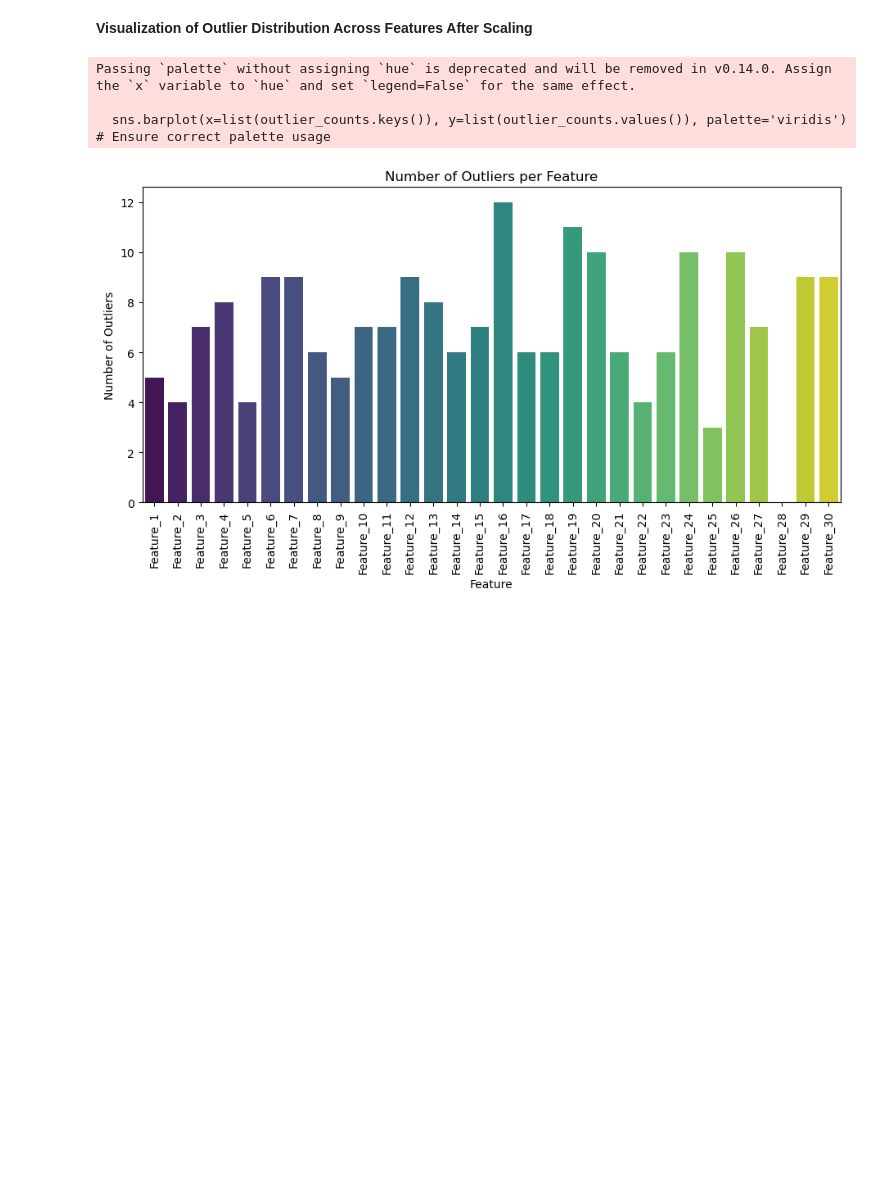
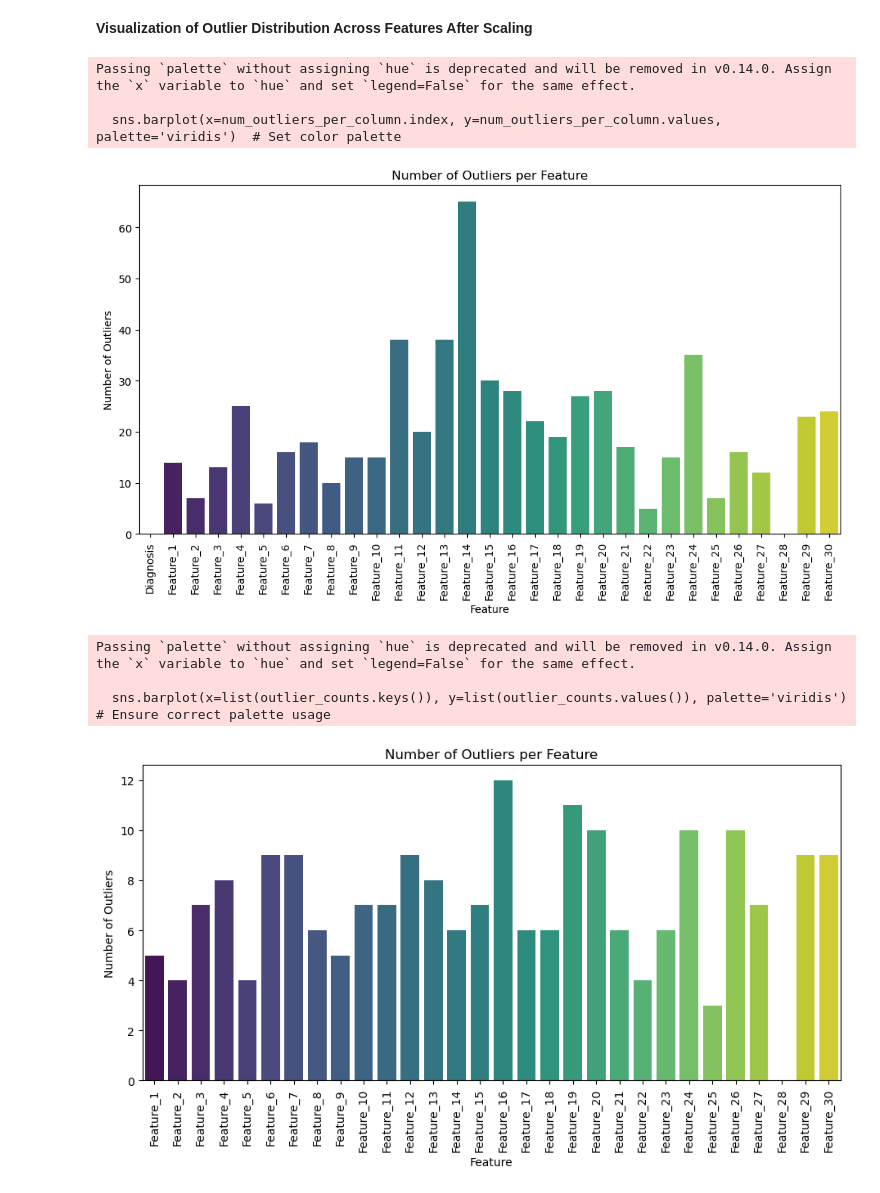
Before and after one commit to PriyankaMoorthy3025/Breast_Cancer_Detection1, a Jupyter notebook: BREAST_CANCER _DETECTION.ipynb, the cells around one changed output. Drawn from its saved outputs; the diff is of its cells as text; code cells hidden in the pictures; blank space fills up the shorter version.

```diff
--- a/BREAST_CANCER _DETECTION.ipynb
+++ b/BREAST_CANCER _DETECTION.ipynb
@@ -372,0 +285,11 @@ Outlier Counts by Feature: {'Feature_1': 5, 'Feature_2': 4, 'Feature_3': 7, 'Fea
+# %%
+# Calculate and visualize the impact of outliers
+# Define IQR method for outlier detection
+Q1 = data.quantile(0.25)
+Q3 = data.quantile(0.75)
+IQR = Q3 - Q1
+# %%
+# Identify outliers
+outliers = (data < (Q1 - 1.5 * IQR)) | (data > (Q3 + 1.5 * IQR))
+print("\nOutliers detected:")
+print(outliers.sum())
@@ -373,5 +314,22 @@ Outlier Counts by Feature: {'Feature_1': 5, 'Feature_2': 4, 'Feature_3': 7, 'Fea
 # %% [markdown]
 **Visualization of Outlier Distribution Across Features After Scaling**
+# %%
+# Get the number of outliers for each column
+num_outliers_per_column = outliers.sum()
+# %%
+# Visualize the number of outliers per feature with a color palette
+plt.figure(figsize=(12, 6))
+sns.barplot(x=num_outliers_per_column.index, y=num_outliers_per_column.values, palette='viridis')  # Set color palette
+plt.xticks(rotation=90)
+plt.title("Number of Outliers per Feature")
+plt.xlabel("Feature")
+plt.ylabel("Number of Outliers")
+plt.show()
+# %% [output]
+Passing `palette` without assigning `hue` is deprecated and will be removed in v0.14.0. Assign the `x` variable to `hue` and set `legend=False` for the same effect.
+
+  sns.barplot(x=num_outliers_per_column.index, y=num_outliers_per_column.values, palette='viridis')  # Set color palette
+[figure, added]
 # %%
 # Plotting the number of outliers per feature using a bar plot
 plt.figure(figsize=(11, 5))
```
Also changed, not shown: parts of 31 cells of this notebook, 1 other file.
